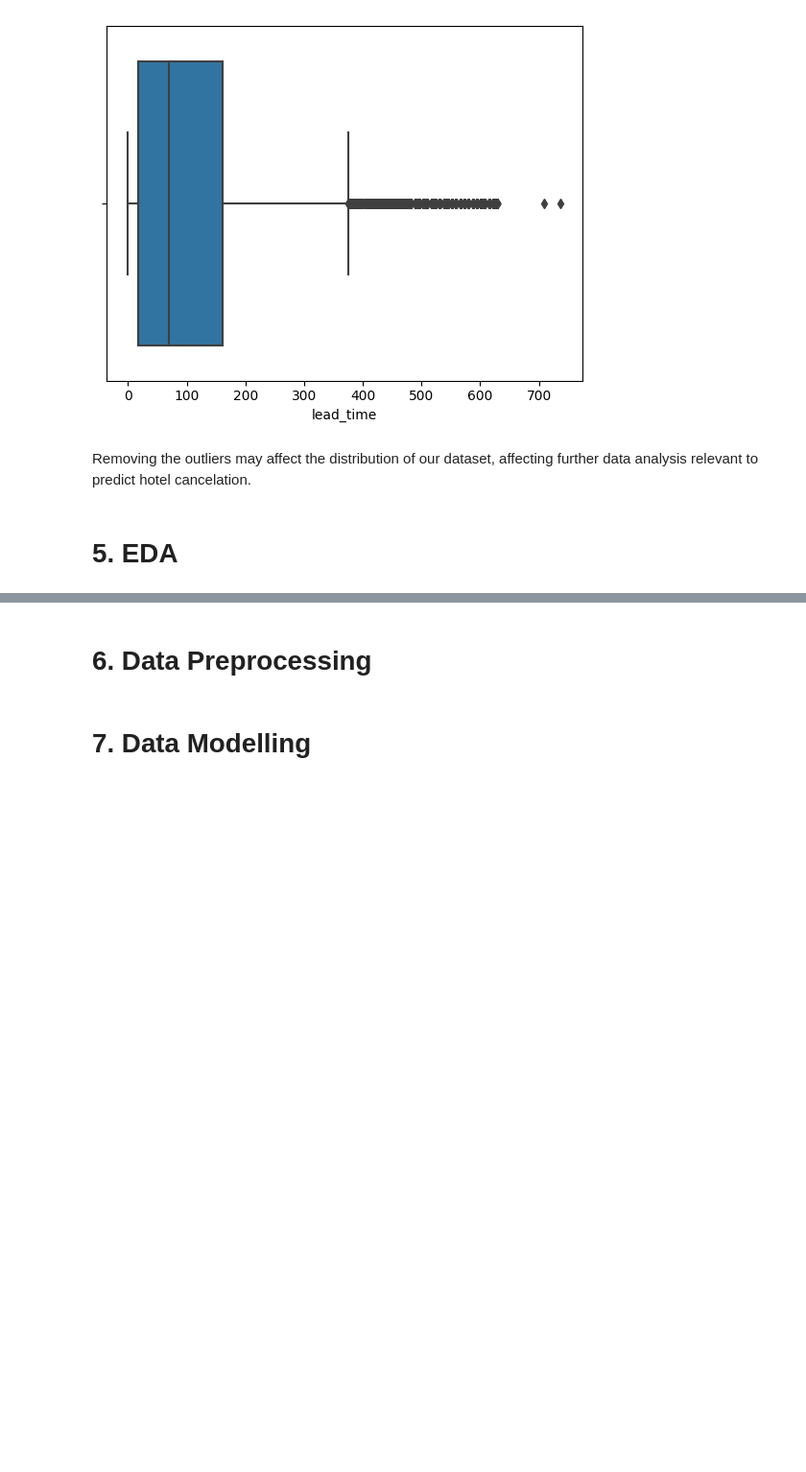
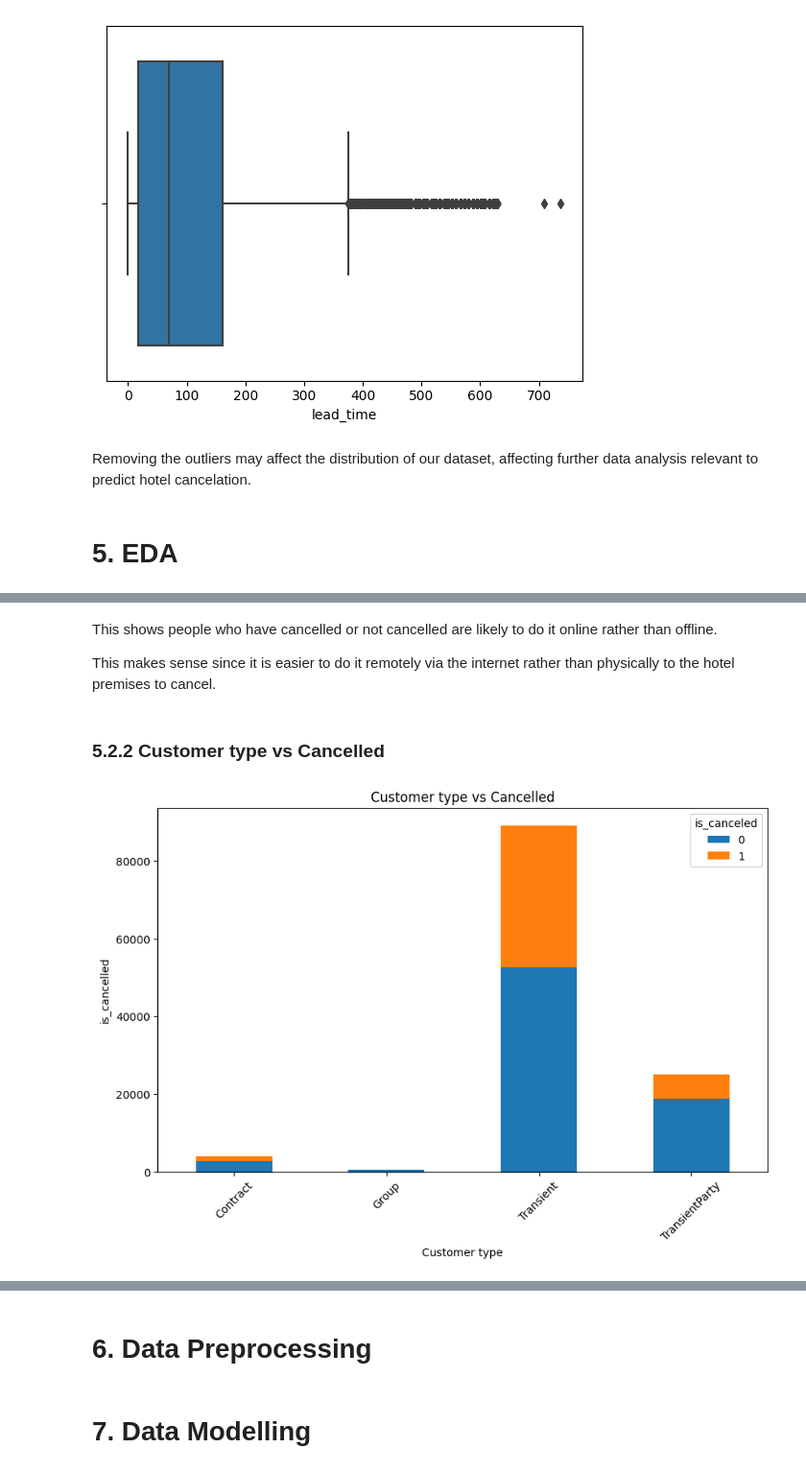
Before and after one commit to MuchiriKinyua/Hotel-booking-and-cancellation-system, a Jupyter notebook: Student.ipynb, the cells around one changed output, grey strips where cells are left out. Shown at 96% size. Cells and saved outputs as stored; diff of their text form; code cells hidden in the pictures; blank space fills up the shorter version.

```diff
--- a/Student.ipynb
+++ b/Student.ipynb
@@ -522,0 +547,27 @@ Removing the outliers may affect the distribution of our dataset, affecting furt
+# %% [markdown]
+This shows people who have cancelled or not cancelled are likely to do it online rather than offline.
+
+This makes sense since it is easier to do it remotely via the internet rather than physically to the hotel premises to cancel.
+# %% [markdown]
+### 5.2.2 Customer type vs Cancelled
+# %%
+# assigning independent and dependent variables
+x = hotel["customer_type"]
+y = hotel["is_canceled"]
+
+# plotting stacked bar graph
+stacked = pd.crosstab(x, y)
+stacked.plot(kind = "bar", stacked = True, figsize = (10, 6))
+
+# labels
+plt.title("Customer type vs Cancelled")
+plt.xlabel("Customer type")
+plt.ylabel("is_cancelled")
+
+# rotating the x axis
+plt.xticks(rotation = 45)
+
+# display the visual
+plt.show()
+# %% [output]
+[figure, added]
```
Also changed, not shown: parts of 14 cells of this notebook, 1 other file.
